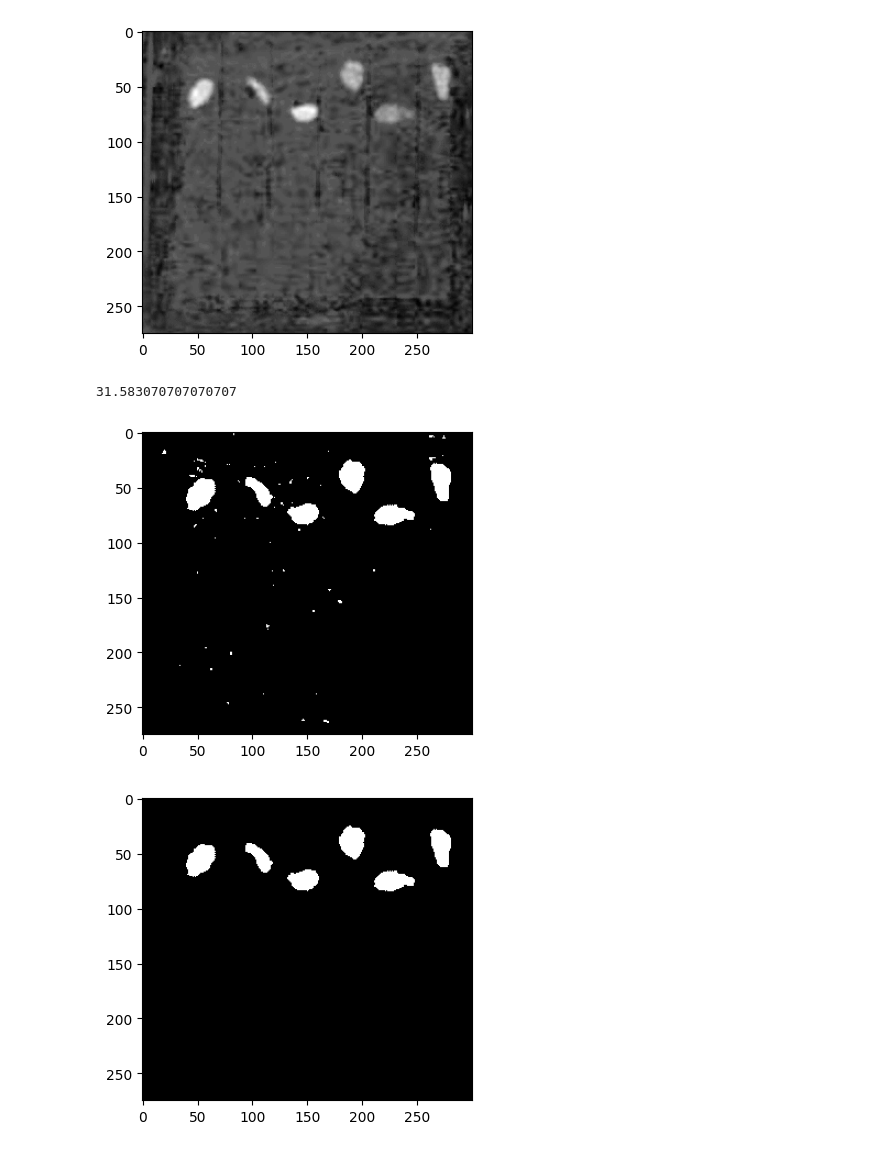
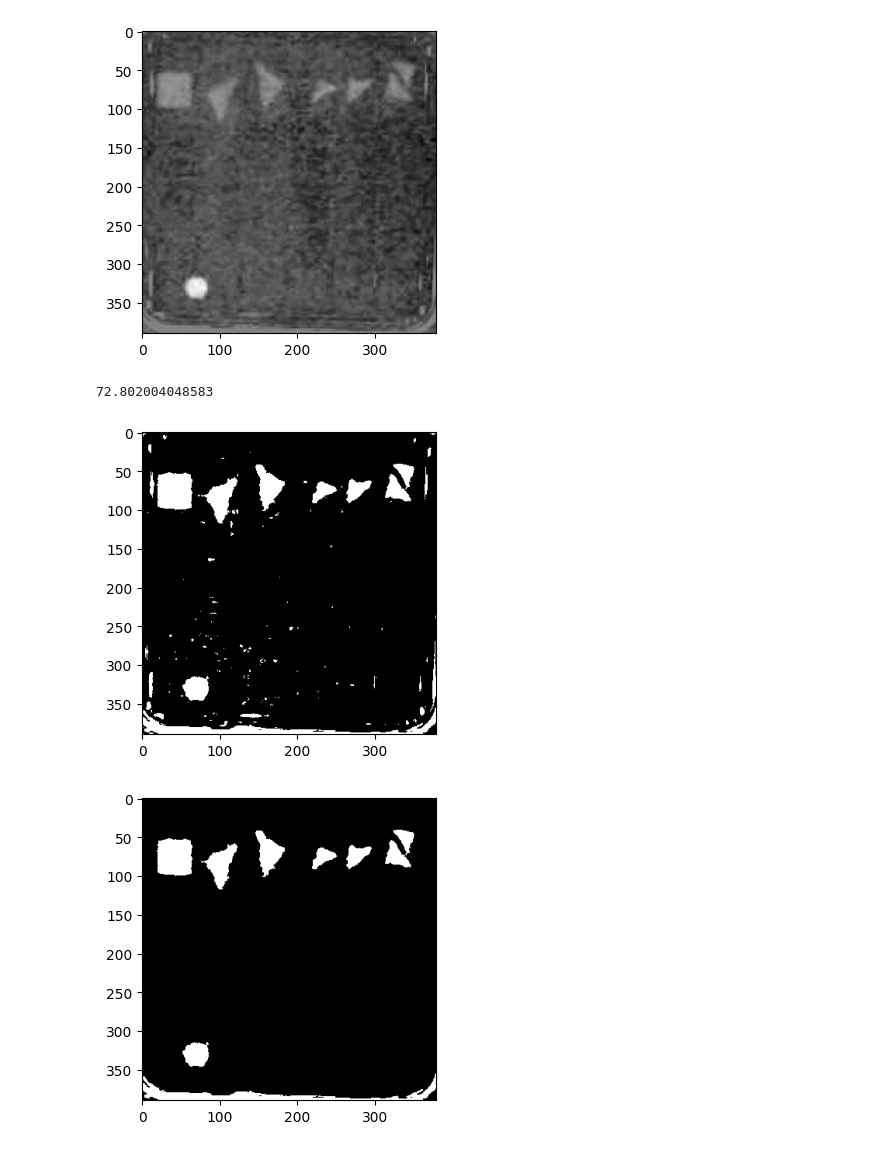
Before and after one commit to HugeCoderGuy/LightsCameraPlants, a Jupyter notebook: image_testing.ipynb, the cells around one changed output. Drawn from its saved outputs; the diff is of its cells as text; code cells hidden in the pictures.

```diff
--- a/image_testing.ipynb
+++ b/image_testing.ipynb
@@ -26,5 +26,5 @@ imagelink = f"./ELA_Test.jpg"
 image = cv2.imread(imagelink)
 shape = np.shape(image)
 # %%
-img = pcv.crop(img = image, x = 200, y = 65, h = 275, w = 300)
+img = pcv.crop(img = image, x = 150, y = 10, h = 390, w = 380)
 # %% [output]
@@ -32,22 +32,22 @@ img = pcv.crop(img = image, x = 200, y = 65, h = 275, w = 300)
 # %%
 
 b = pcv.rgb2gray_lab(rgb_img=img, channel="b")
 avg = np.average(img)
 print(avg)
 std = np.std(img)
 if avg > 220 and std < 25:
     b = pcv.hist_equalization(b)
     t = 100
 else:
-    t = 135
+    t = 128
 b_thresh = pcv.threshold.binary(gray_img=b, threshold= t-6, max_value=255, object_type="light")
 bsa_fill1 = pcv.fill(bin_img=b_thresh, size=300)
 bsa_fill1 = pcv.closing(gray_img=bsa_fill1)
 bsa_fill1 = pcv.erode(gray_img = bsa_fill1, ksize = 3, i = 1)
 bsa_fill1 = pcv.dilate(gray_img=bsa_fill1, ksize = 3, i = 1)
 bsa_fill1 = pcv.fill(bin_img=bsa_fill1, size=300)
 # %% [output]
-[figure, old version]
+[figure, new version]
-31.583070707070707
+72.802004048583
-[figure, old version]
+[figure, new version]
-[figure, old version]
+[figure, new version]
```
Also changed, not shown: parts of 7 cells of this notebook, 1 other file.
